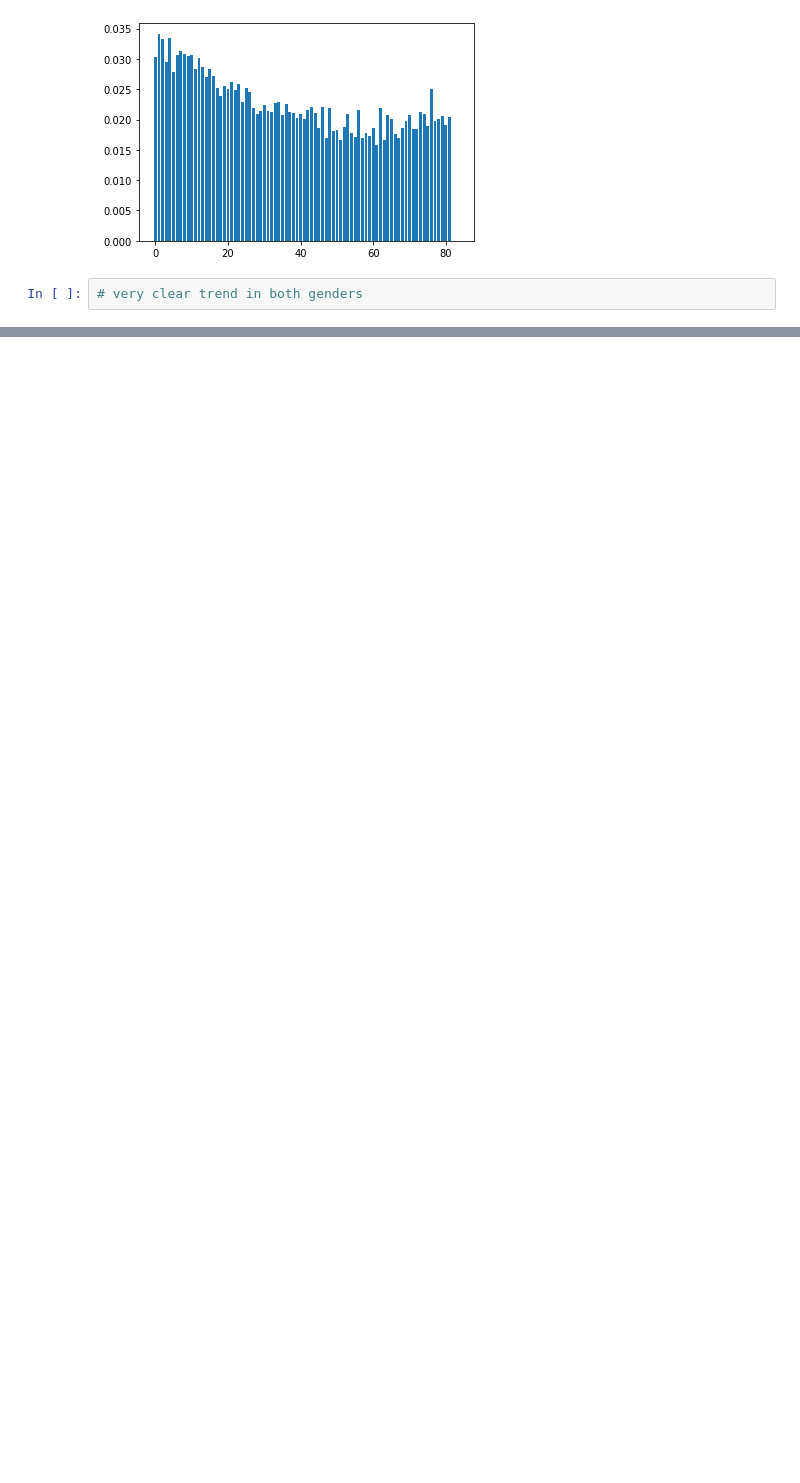
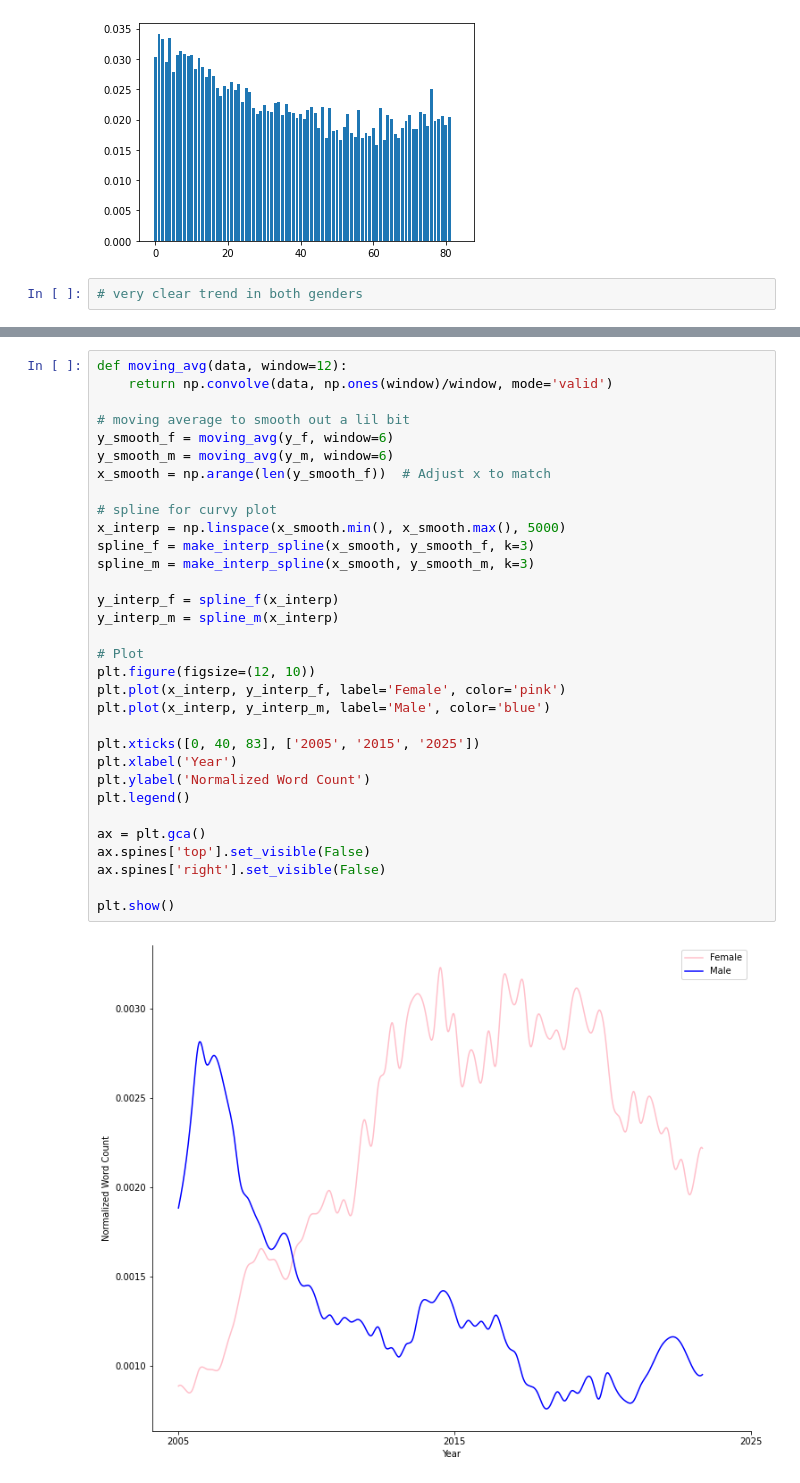
Before and after one commit to mihonen/css_project, a Jupyter notebook: data_analysis.ipynb, the cells around one changed output, grey strips where cells are left out. Cells and saved outputs as stored; diff of their text form; blank space fills up the shorter version.

```diff
--- a/data_analysis.ipynb
+++ b/data_analysis.ipynb
@@ -227,0 +270,34 @@ plt.show()
+# %%
+def moving_avg(data, window=12):
+    return np.convolve(data, np.ones(window)/window, mode='valid')
+
+# moving average to smooth out a lil bit
+y_smooth_f = moving_avg(y_f, window=6)
+y_smooth_m = moving_avg(y_m, window=6)
+x_smooth = np.arange(len(y_smooth_f))  # Adjust x to match
+
+# spline for curvy plot
+x_interp = np.linspace(x_smooth.min(), x_smooth.max(), 5000)
+spline_f = make_interp_spline(x_smooth, y_smooth_f, k=3)
+spline_m = make_interp_spline(x_smooth, y_smooth_m, k=3)
+
+y_interp_f = spline_f(x_interp)
+y_interp_m = spline_m(x_interp)
+
+# Plot
+plt.figure(figsize=(12, 10))
+plt.plot(x_interp, y_interp_f, label='Female', color='pink')
+plt.plot(x_interp, y_interp_m, label='Male', color='blue')
+
+plt.xticks([0, 40, 83], ['2005', '2015', '2025'])
+plt.xlabel('Year')
+plt.ylabel('Normalized Word Count')
+plt.legend()
+
+ax = plt.gca()
+ax.spines['top'].set_visible(False)
+ax.spines['right'].set_visible(False)
+
+plt.show()
+# %% [output]
+[figure, added]
```
Also changed, not shown: parts of 5 cells of this notebook, 3 other files.
